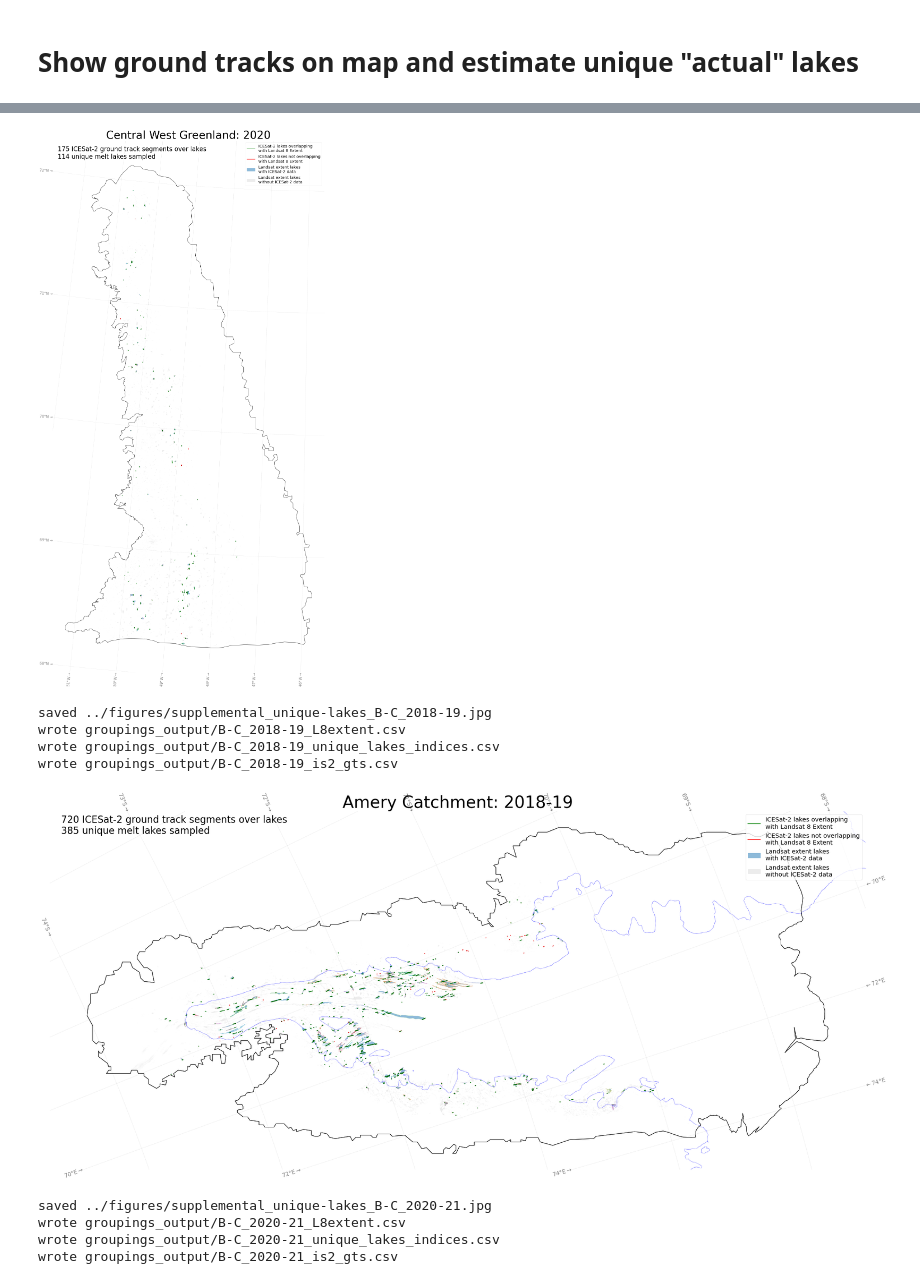
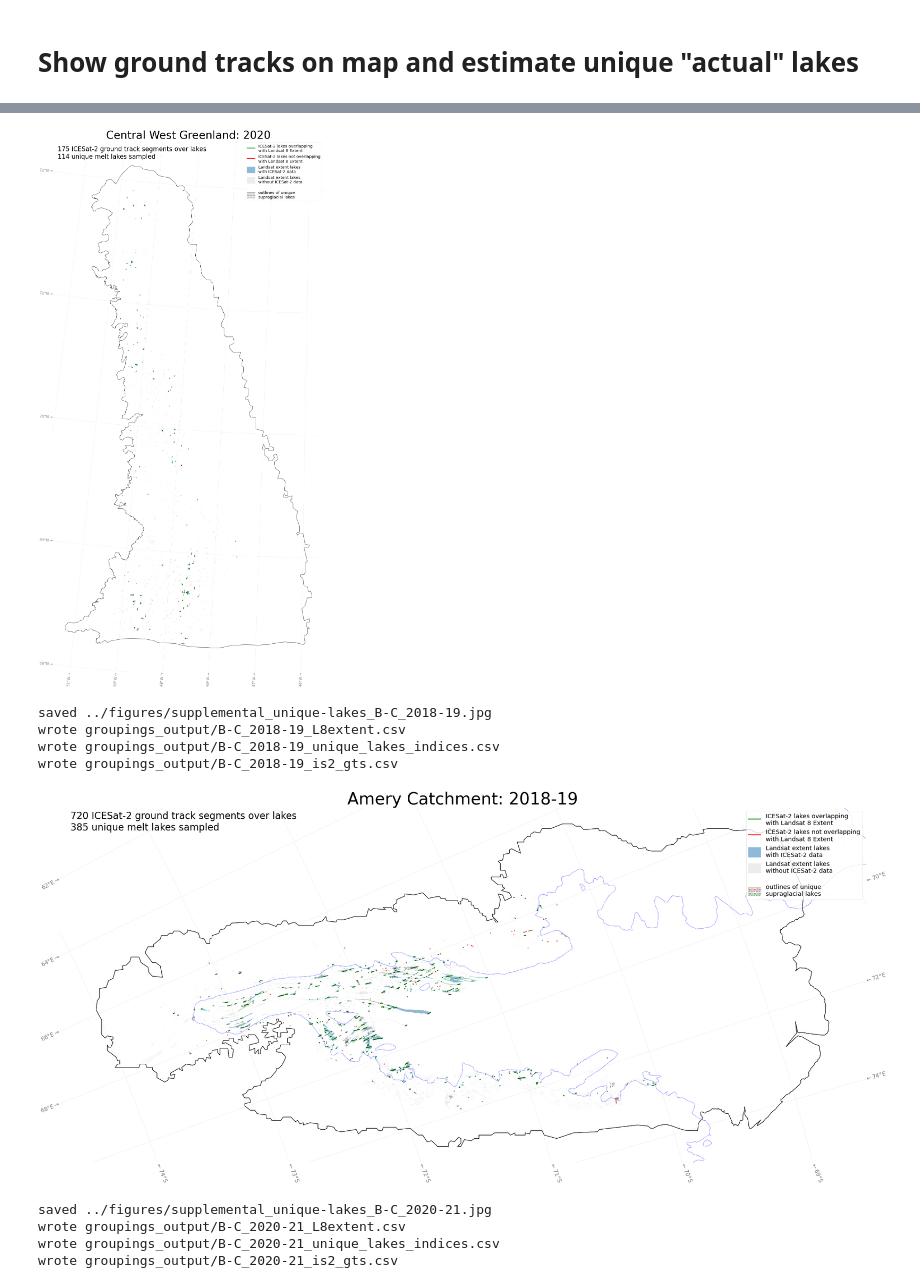
Before and after one commit to fliphilipp/FLUIDSuRRF-figures, a Jupyter notebook: sup-ground-tracks-unique-lakes/sup-gt-maps-unique-lakes.ipynb, the cells around one changed output, grey strips where cells are left out. Saved outputs shown, nothing was run; the diff lists cells and outputs as text; code cells hidden in the pictures.

Commit message:
fix up unique lakes vizualization

```diff
--- a/sup-ground-tracks-unique-lakes/sup-gt-maps-unique-lakes.ipynb
+++ b/sup-ground-tracks-unique-lakes/sup-gt-maps-unique-lakes.ipynb
@@ -50,6 +50,27 @@ exts = [gpd.read_file(extent_fns[i]).explode(index_parts=False).to_crs(crss[int(
 seasons = ['2019', '2020', '2018-19', '2020-21']
 # %%
 from matplotlib.lines import Line2D
+from matplotlib.legend_handler import HandlerTuple
+class HandlerLinesVertical(HandlerTuple):
+    def create_artists(self, legend, orig_handle,
+                   xdescent, ydescent, width, height, fontsize,
+                   trans):
+        ndivide = len(orig_handle)
+        a_list = []
+        for i, handle in enumerate(orig_handle):
+            y = (height / float(ndivide)) * i -ydescent
+            line = plt.Line2D(np.array([0,1])*width, [-y,-y])
+            line.update_from(handle)
+            # line.set_marker(None)
+            point = plt.Line2D(np.array([.5])*width, [-y])
+            point.update_from(handle)
+            for artist in [line, point]:
+                artist.set_transform(trans)
+            a_list.extend([line,point])
+        return a_list
+
+# from matplotlib import pyplot as plt
+plt.close('all')
 for i, season in enumerate(seasons):
     ext = exts[i]
     icrs = crss[int(i/2)]
@@ -62,8 +83,8 @@ for i, season in enumerate(seasons):
 
     gti[gti.intersects_with_extent].plot(ax=ax, color='g', lw=3, zorder=1000)
     gti[~gti.intersects_with_extent].plot(ax=ax, color='r', ls='-', lw=3, zorder=900)
-    green = Line2D([0], [0], color='g', lw=3, label='ICESat-2 lakes overlapping\nwith Landsat 8 Extent')
-    red = Line2D([0], [0], color='r', lw=3, label='ICESat-2 lakes not overlapping\nwith Landsat 8 Extent')
+    green = Line2D([0], [0], color='g', lw=4, label='ICESat-2 lakes overlapping\nwith Landsat 8 Extent')
+    red = Line2D([0], [0], color='r', lw=4, label='ICESat-2 lakes not overlapping\nwith Landsat 8 Extent')
     gti.plot(ax=ax, color='k', lw=0.3, zorder=2000)
 
     if region == 'CW':
@@ -96,7 +117,20 @@ for i, season in enumerate(seasons):
     blue = mpatches.Patch(color='C0', alpha=0.5, label='Landsat extent lakes\nwith ICESat-2 data')
     ext[~ext.has_is2].plot(ax=ax, color='gray', alpha=0.15)
     gray = mpatches.Patch(color='gray', alpha=0.15, label='Landsat extent lakes\nwithout ICESat-2 data')
-    ext_over.plot(ax=ax, facecolor='none', lw=0.3, column='ID_unique_lake', cmap=matplotlib.colormaps['tab20'], label='borders of unique lakes')
+    nlines = len(ext_over)
+    cols = matplotlib.colormaps['tab10'](np.arange(nlines) % 10)
+    lst = ['-', '--', ':', '-.']
+    lss = np.array(lst)[[int((x/10) % len(lst)) for x in range(nlines)]]
+    hdls = []
+    for j in range(len(cols)):
+        try:
+            ext_over.iloc[[j]].buffer(10).plot(ax=ax, facecolor='none', lw=0.3, edgecolor=cols[j], ls=lss[j], label='unique lake border')
+        except:
+            pass
+
+    for j in range(10):
+        h = Line2D([0], [0], color=cols[j], ls=lst[j%len(lst)], label='unique lake borders', lw=2)
+        hdls.append(h)
 
     if region == 'B-C':
         region_thresh.exterior.plot(ax=ax, color='k')
@@ -108,7 +142,12 @@ for i, season in enumerate(seasons):
     region_thresh.exterior.plot(ax=ax, color='k')
 
     # add legend
-    ax.legend(handles=[green, red, blue, gray], loc='upper right', fontsize=26)
+    ax.legend(handles = [tuple(hdls)], labels=["borders\nof unique\nlakes"], handler_map={tuple:HandlerLinesVertical()},
+           handleheight=7 )
+    handles = [green, red, blue, gray]
+    labels = [handles[i].get_label() for i in range(len(handles))] + ['\noutlines of unique\nsupraglacial lakes']
+    handles += [tuple(hdls)]
+    ax.legend(handles=handles, labels=labels, loc='upper right', fontsize=26, handler_map={tuple:HandlerLinesVertical()}, handleheight=2)
 
     # add unique lake stats
     txt = '%4i ICESat-2 ground track segments over lakes' % len(gti)
@@ -117,11 +156,20 @@ for i, season in enumerate(seasons):
 
     ax.set_title('%s: %s' % (name, season), fontsize=70)
     ax.axis('off')
-    add_graticule(region_thresh, ax, fontsz=24)
+    if region == 'CW':
+        meridians_locs=['bottom']
+        parallels_locs=['left']
+    else:
+        meridians_locs=['left', 'right']
+        parallels_locs=['bottom']
+
+    add_graticule(region_thresh, ax, fontsz=24, meridians_locs=meridians_locs,parallels_locs=parallels_locs)
     fig.tight_layout()
 
     figfn = '../figures/supplemental_unique-lakes_%s_%s.jpg' % (region, season)
-    fig.savefig(figfn, dpi=300)
+    fig.savefig(figfn, dpi=600)
+    # fig.savefig('supplemental_test_unique-lakes_%s_%s.jpg' % (region, season), dpi=600)
+
     print('saved %s' % figfn)
 
     extfn = 'groupings_output/%s_%s_L8extent.csv' % (region, season)
@@ -147,13 +195,13 @@ wrote groupings_output/CW_2019_is2_gts.csv
 saved ../figures/supplemental_unique-lakes_CW_2020.jpg
 wrote groupings_output/CW_2020_L8extent.csv
 wrote groupings_output/CW_2020_unique_lakes_indices.csv
 wrote groupings_output/CW_2020_is2_gts.csv
-[figure, old version]
+[figure, new version]
 saved ../figures/supplemental_unique-lakes_B-C_2018-19.jpg
 wrote groupings_output/B-C_2018-19_L8extent.csv
 wrote groupings_output/B-C_2018-19_unique_lakes_indices.csv
 wrote groupings_output/B-C_2018-19_is2_gts.csv
-[figure, old version]
+[figure, new version]
 saved ../figures/supplemental_unique-lakes_B-C_2020-21.jpg
 wrote groupings_output/B-C_2020-21_L8extent.csv
 wrote groupings_output/B-C_2020-21_unique_lakes_indices.csv
```
Also changed, not shown: parts of 5 cells of this notebook, 4 other files.
